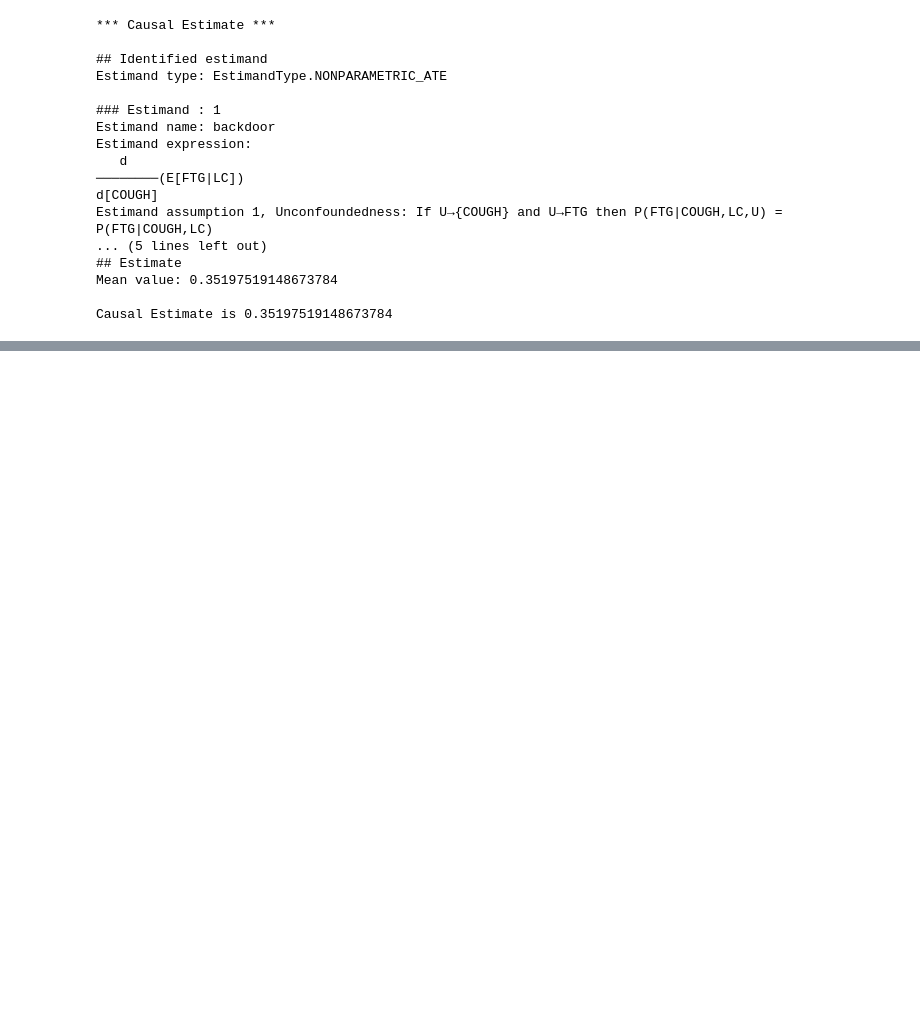
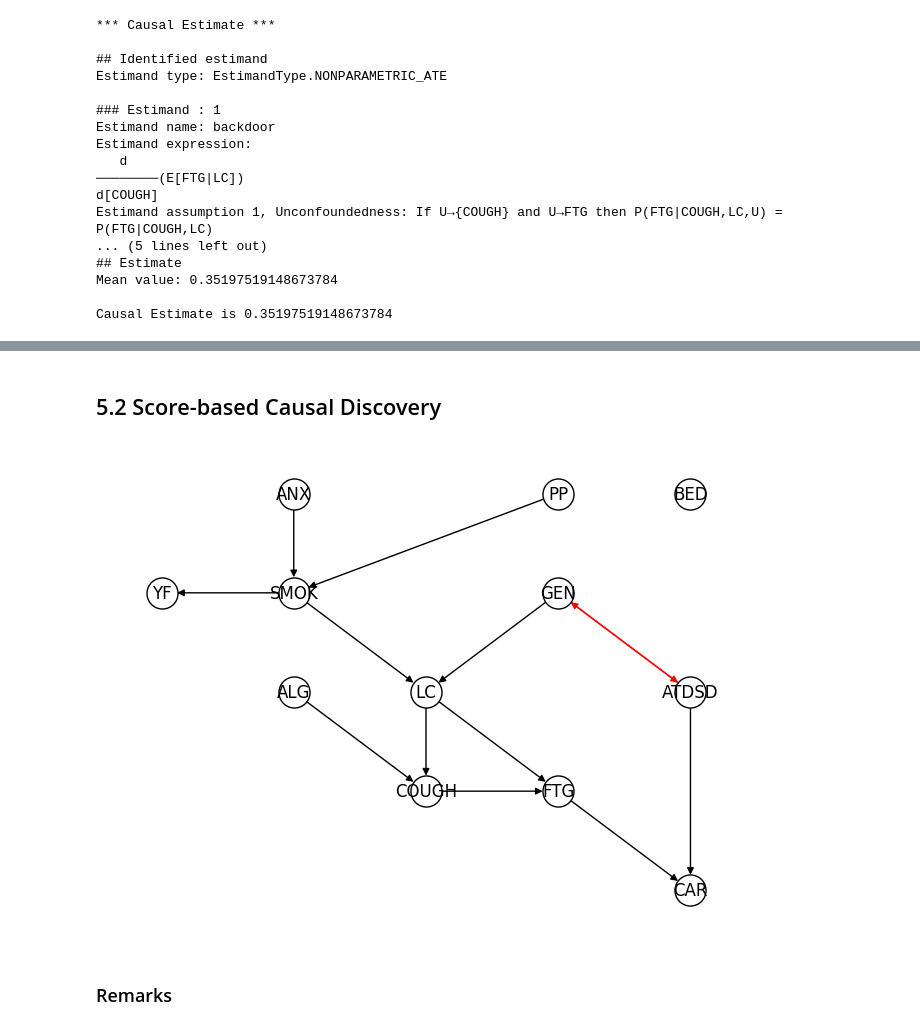
Before and after one commit to stathis99/Causal-DS, a Jupyter notebook: causal .ipynb, the cells around one changed output, grey strips where cells are left out. Saved outputs shown, nothing was run; the diff lists cells and outputs as text; code cells hidden in the pictures; blank space fills up the shorter version.

```diff
--- a/causal .ipynb
+++ b/causal .ipynb
@@ -250,0 +280,11 @@ Causal Estimate is 0.35197519148673784
+# %% [markdown]
+## 5.2 Score-based Causal Discovery
+# %%
+result, score = ges.fit_bic(data.to_numpy()) # The result is a CPDAG represented by an adjacency matrix
+ges_graph = nx.relabel_nodes(nx.DiGraph(result), {idx: i for idx, i in enumerate(data.columns)})
+colors = ['red'  if (y,x) in ges_graph.edges() else 'black' for (x,y) in ges_graph.edges()]
+nx.draw(ges_graph, with_labels=True, node_size=500, node_color='w', edgecolors ='black', pos=pos, edge_color=colors)
+# %% [output]
+[figure, added]
+# %% [markdown]
+### Remarks
```
Also changed, not shown: parts of 8 cells of this notebook.
